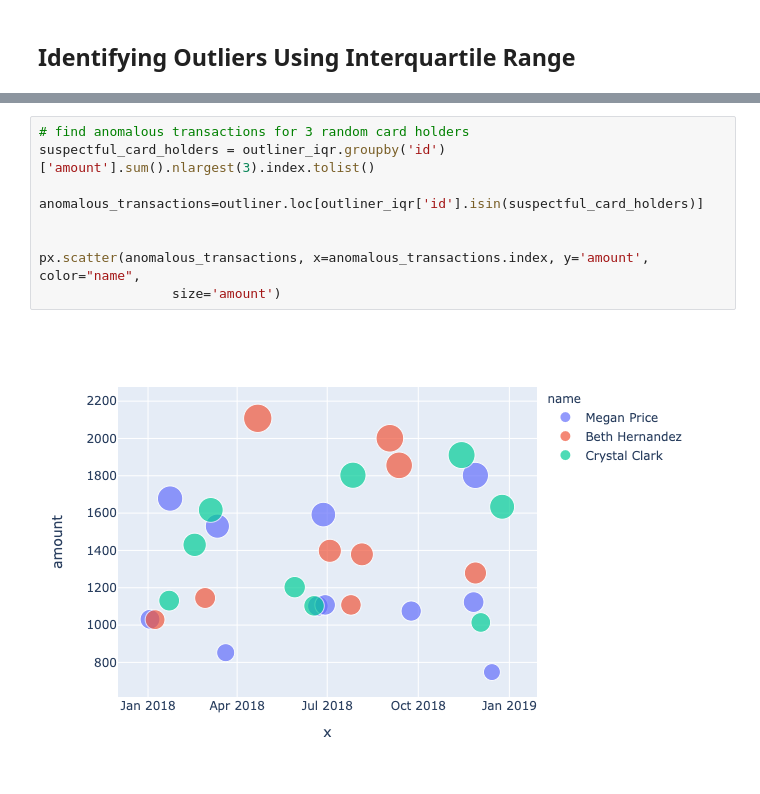
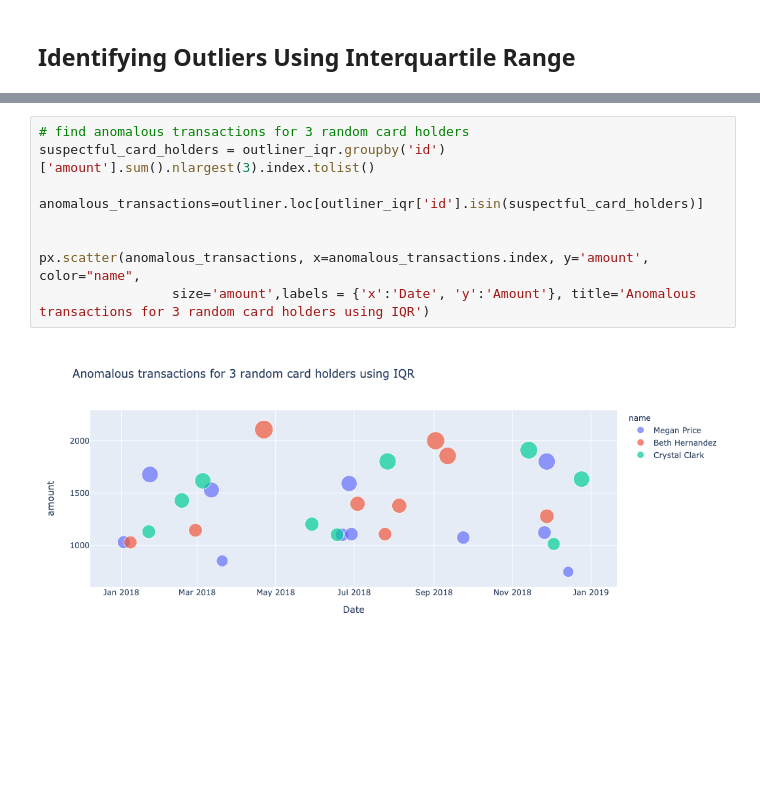
Before and after one commit to Kowsi/Fraudulent-Transaction-SQL, a Jupyter notebook: Starter_Files/challenge.ipynb, the cells around one changed output, grey strips where cells are left out. Saved outputs shown, nothing was run; the diff lists cells and outputs as text; blank space fills up the shorter version.

```diff
--- a/Starter_Files/challenge.ipynb
+++ b/Starter_Files/challenge.ipynb
@@ -113,14 +113,14 @@ Percentiles: 25th=3.735, 75th=14.648, IQR=10.913
 # %%
 # find anomalous transactions for 3 random card holders
 suspectful_card_holders = outliner_iqr.groupby('id')['amount'].sum().nlargest(3).index.tolist()
 
 anomalous_transactions=outliner.loc[outliner_iqr['id'].isin(suspectful_card_holders)]
 
 
 px.scatter(anomalous_transactions, x=anomalous_transactions.index, y='amount', color="name",
-                 size='amount')
+                 size='amount',labels = {'x':'Date', 'y':'Amount'}, title='Anomalous transactions for 3 random card holders using IQR')
 # %% [output]
-[figure, old version]
+[figure, new version]
 # %%
 start = datetime.time(7,0,0)
 end = datetime.time(9,0,0)
```
Also changed, not shown: parts of 2 cells of this notebook, 8 other files.
